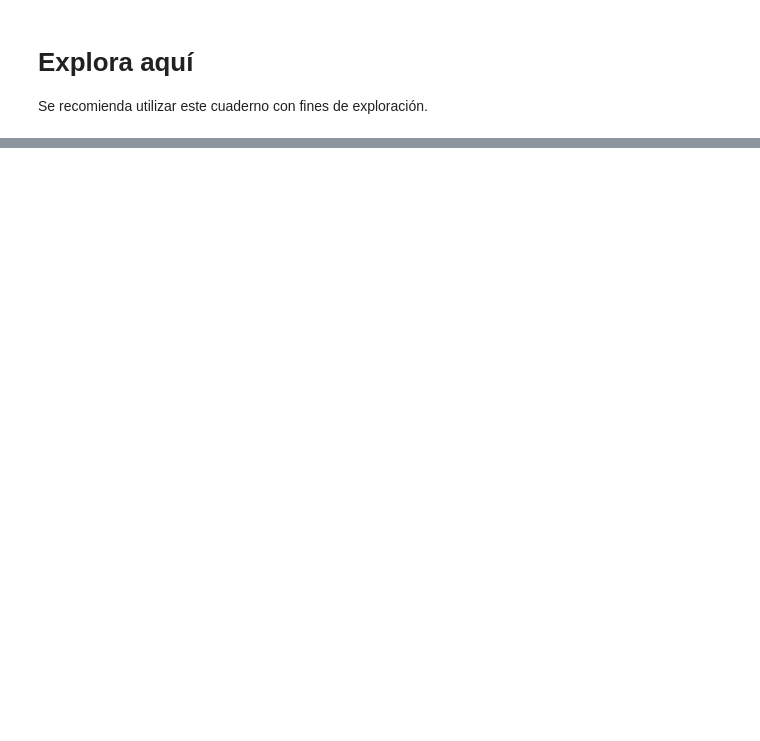
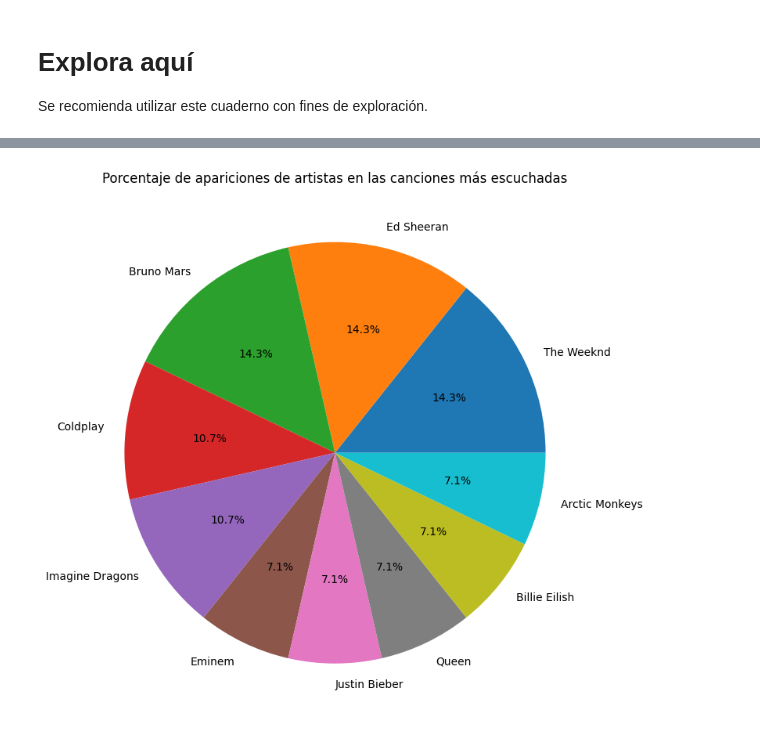
Before and after one commit to 4GeeksAcademy/web-scraping-project-tutorial-BryanJumbo, a Jupyter notebook: src/explore.es.ipynb, the cells around one changed output, grey strips where cells are left out. Cells and saved outputs as stored; diff of their text form; code cells hidden in the pictures; blank space fills up the shorter version.

```diff
--- a/src/explore.es.ipynb
+++ b/src/explore.es.ipynb
@@ -50,0 +60,13 @@ for tabla in p_response:
+# %%
+conteo_artistas = p_response[0]['Artist(s)'].value_counts()
+porcentaje_artistas = conteo_artistas / conteo_artistas.sum() * 100
+
+top_canciones_artistas = porcentaje_artistas.head(10)
+
+plt.figure(figsize=(8, 8))
+plt.pie(top_canciones_artistas, labels=top_canciones_artistas.index, autopct='%1.1f%%')
+plt.title("Porcentaje de apariciones de artistas en las canciones más escuchadas")
+plt.tight_layout()
+plt.show()
+# %% [output]
+[figure, added]
```
Also changed, not shown: parts of 6 cells of this notebook, 3 other files.
